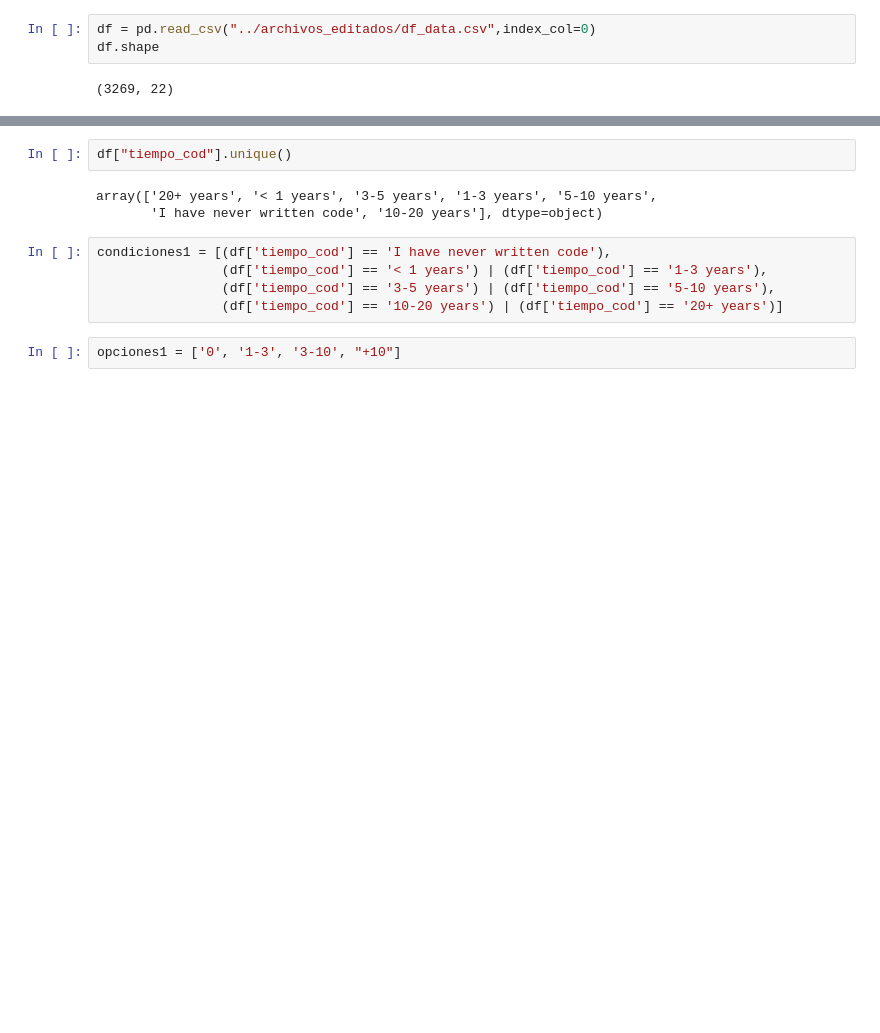
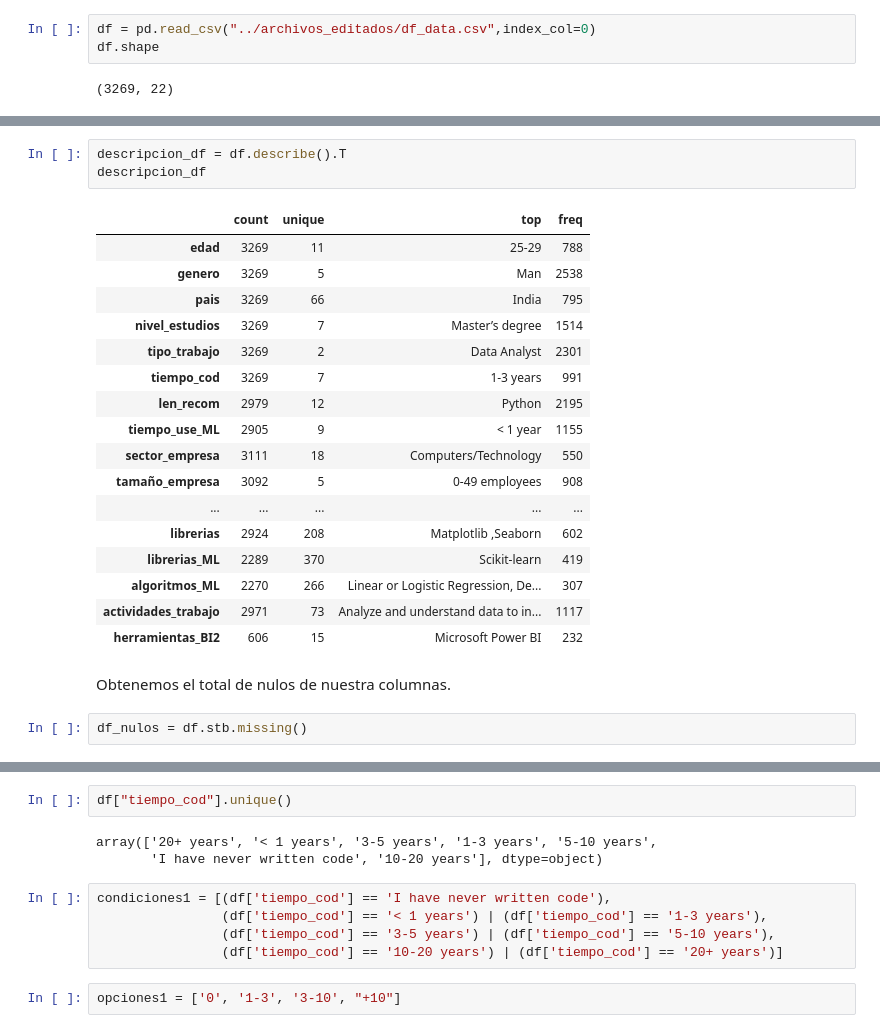
Before and after one commit to Adalab/project-da-promo-d-modulo-2-team-4, a Jupyter notebook: exploracion/categorias_data.ipynb, the cells around one changed output, grey strips where cells are left out. Drawn from its saved outputs; the diff is of its cells as text; blank space fills up the shorter version.

```diff
--- a/exploracion/categorias_data.ipynb
+++ b/exploracion/categorias_data.ipynb
@@ -15,0 +35,25 @@ df.reset_index(drop= True, inplace= True)
+# %%
+descripcion_df = df.describe().T
+descripcion_df
+# %% [output]
+|  | count | unique | top | freq |
+| edad | 3269 | 11 | 25-29 | 788 |
+| genero | 3269 | 5 | Man | 2538 |
+| pais | 3269 | 66 | India | 795 |
+| nivel_estudios | 3269 | 7 | Master’s degree | 1514 |
+| tipo_trabajo | 3269 | 2 | Data Analyst | 2301 |
+| tiempo_cod | 3269 | 7 | 1-3 years | 991 |
+| len_recom | 2979 | 12 | Python | 2195 |
+| tiempo_use_ML | 2905 | 9 | < 1 year | 1155 |
+| sector_empresa | 3111 | 18 | Computers/Technology | 550 |
+| tamaño_empresa | 3092 | 5 | 0-49 employees | 908 |
+| ... | ... | ... | ... | ... |
+| librerias | 2924 | 208 | Matplotlib ,Seaborn | 602 |
+| librerias_ML | 2289 | 370 | Scikit-learn | 419 |
+| algoritmos_ML | 2270 | 266 | Linear or Logistic Regression, De... | 307 |
+| actividades_trabajo | 2971 | 73 | Analyze and understand data to in... | 1117 |
+| herramientas_BI2 | 606 | 15 | Microsoft Power BI | 232 |
+# %% [markdown]
+Obtenemos el total de nulos de nuestra columnas.
+# %%
+df_nulos = df.stb.missing()
```
Also changed, not shown: parts of 10 cells of this notebook, 3 other files.
